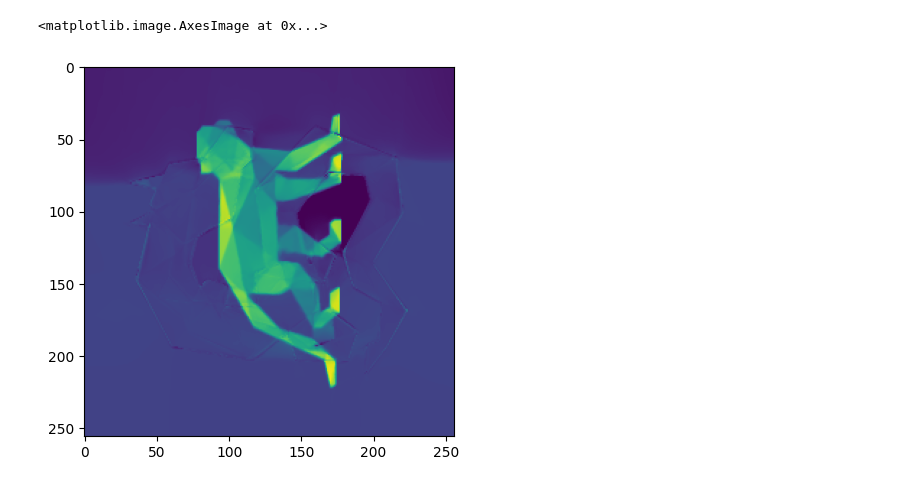
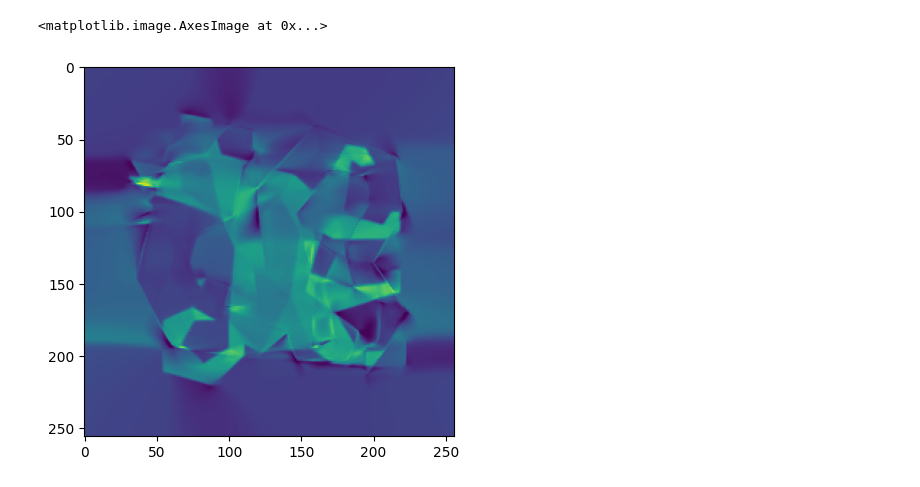
Before and after one commit to data-science-tamu/data-science-projects, a Jupyter notebook: plot/plot.ipynb, the cells around one changed output. Saved outputs shown, nothing was run; the diff lists cells and outputs as text; code cells hidden in the pictures.

```diff
--- a/plot/plot.ipynb
+++ b/plot/plot.ipynb
@@ -11,6 +41,6 @@ plt.imshow(pred_e)
 # %%
-pred_v = np.loadtxt("../results/pred_v/epoch23.txt").reshape(256,256)
+pred_v = np.loadtxt("../results/pred_v/epoch98.txt").reshape(256,256)
 plt.imshow(pred_v)
 # %% [output]
 <matplotlib.image.AxesImage at 0x...>
-[figure, old version]
+[figure, new version]
```
Also changed, not shown: parts of 12 cells of this notebook, 4 other files.
